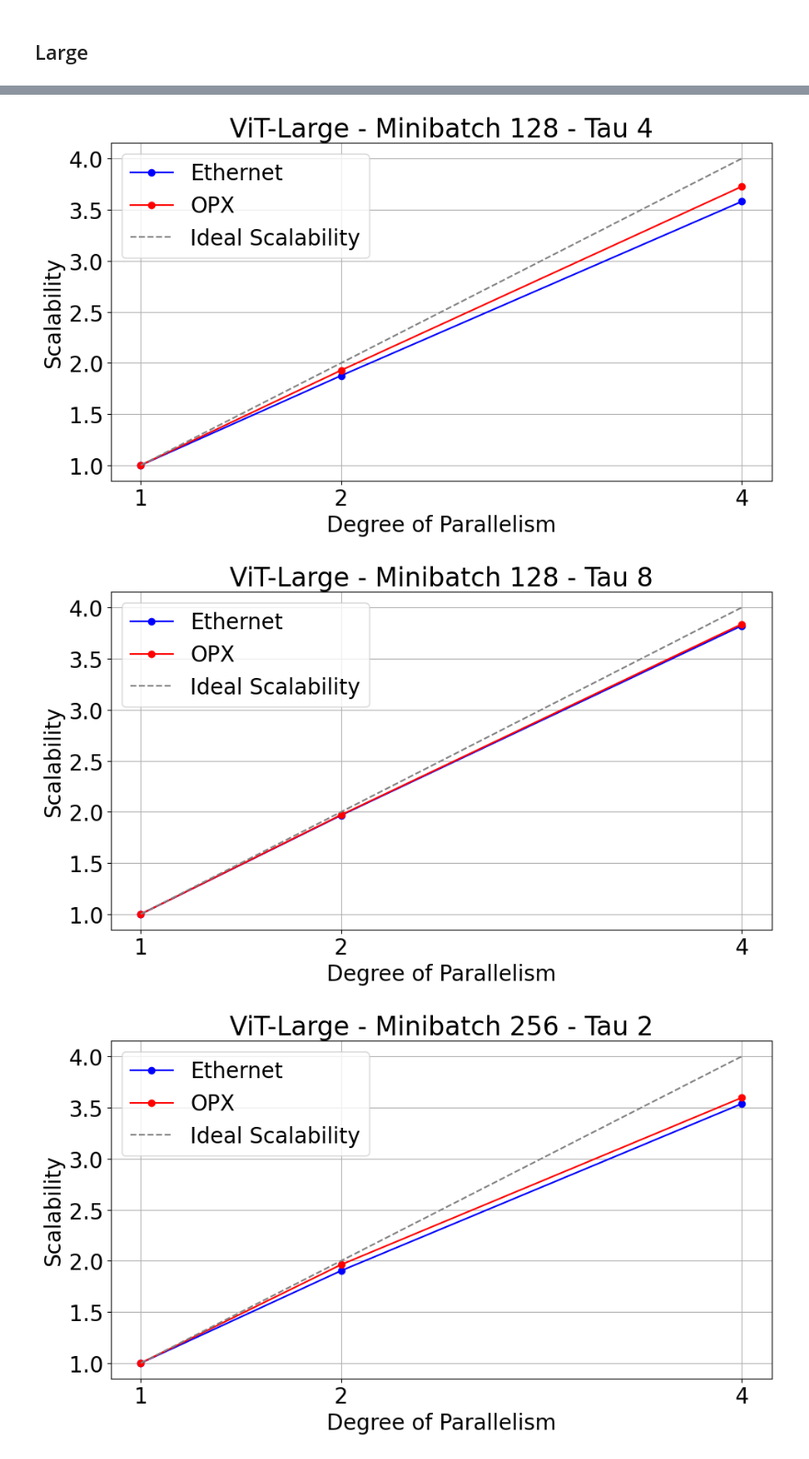
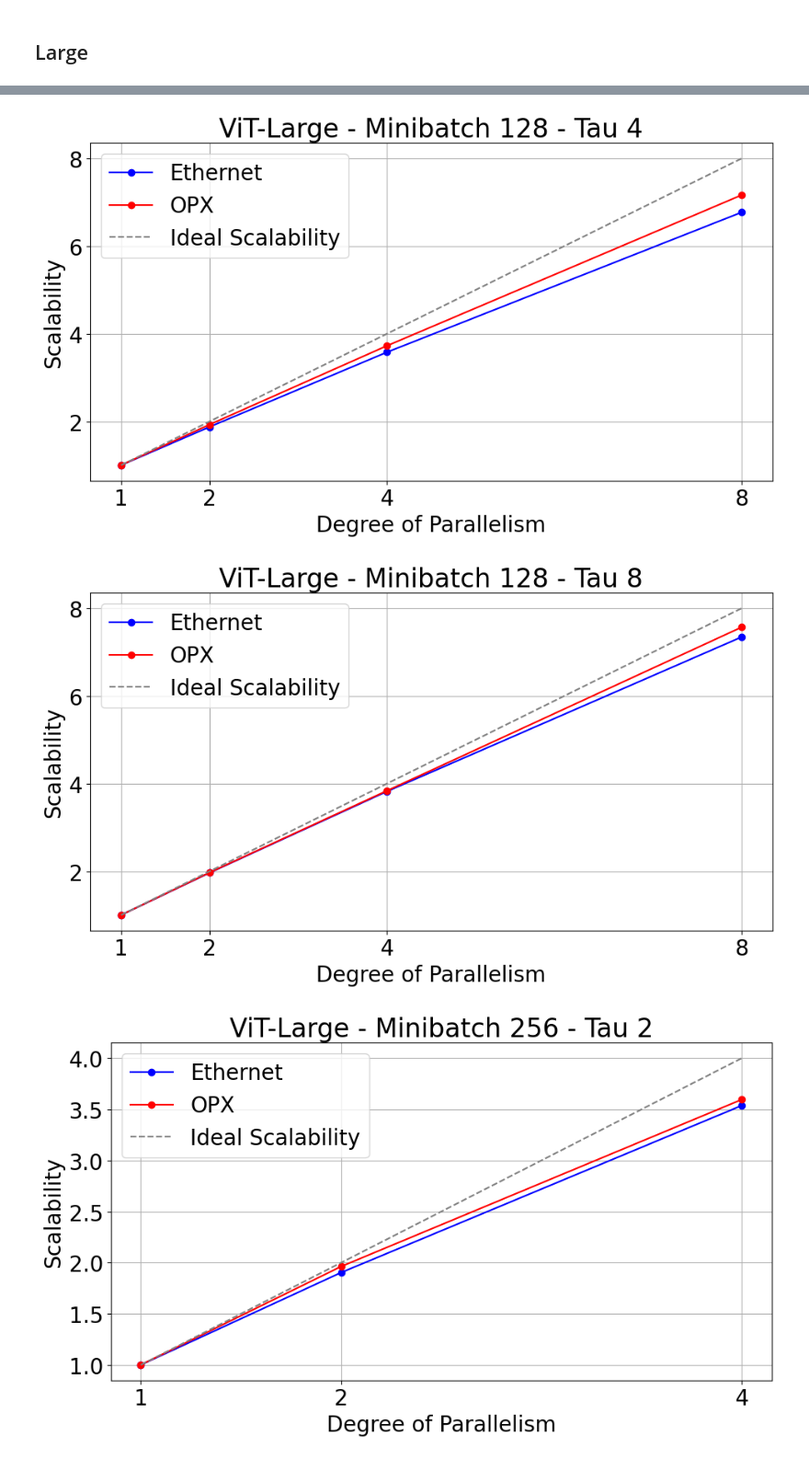
Before and after one commit to JacopoRaffi/Master_Thesis, a Jupyter notebook: analysis/ddpa.ipynb, the cells around one changed output, grey strips where cells are left out. Shown at 92% size. Saved outputs shown, nothing was run; the diff lists cells and outputs as text; code cells hidden in the pictures.

```diff
--- a/analysis/ddpa.ipynb
+++ b/analysis/ddpa.ipynb
@@ -320,45 +328,57 @@ plt.tight_layout()
 ddp_1_l_128_2_eth1 = pd.read_csv("../log/asynch_ddp/rank_0_asynch_ddp_1_minibatch_128_tau_2_vit-large-patch16-224-in21k_model_eth1.csv")
 ddp_2_l_128_2_eth1 = pd.read_csv("../log/asynch_ddp/rank_0_asynch_ddp_2_minibatch_128_tau_2_vit-large-patch16-224-in21k_model_eth1.csv")
 ddp_4_l_128_2_eth1 = pd.read_csv("../log/asynch_ddp/rank_0_asynch_ddp_4_minibatch_128_tau_2_vit-large-patch16-224-in21k_model_eth1.csv")
+ddp_8_l_128_2_eth1 = pd.read_csv("../log/asynch_ddp/rank_0_asynch_ddp_8_minibatch_128_tau_2_vit-large-patch16-224-in21k_model_eth1.csv")
 
 ddp_2_l_128_2_ib0 = pd.read_csv("../log/asynch_ddp/rank_0_asynch_ddp_2_minibatch_128_tau_2_vit-large-patch16-224-in21k_model_ib0.csv")
 ddp_4_l_128_2_ib0 = pd.read_csv("../log/asynch_ddp/rank_0_asynch_ddp_4_minibatch_128_tau_2_vit-large-patch16-224-in21k_model_ib0.csv")
+ddp_8_l_128_2_ib0 = pd.read_csv("../log/asynch_ddp/rank_0_asynch_ddp_8_minibatch_128_tau_2_vit-large-patch16-224-in21k_model_ib0.csv")
 
 ddp_1_l_128_2_eth1 = ddp_1_l_128_2_eth1[ddp_1_l_128_2_eth1['phase'] == 'train']
 ddp_2_l_128_2_eth1 = ddp_2_l_128_2_eth1[ddp_2_l_128_2_eth1['phase'] == 'train']
 ddp_4_l_128_2_eth1 = ddp_4_l_128_2_eth1[ddp_4_l_128_2_eth1['phase'] == 'train']
+ddp_8_l_128_2_eth1 = ddp_8_l_128_2_eth1[ddp_8_l_128_2_eth1['phase'] == 'train']
 
 ddp_2_l_128_2_ib0 = ddp_2_l_128_2_ib0[ddp_2_l_128_2_ib0['phase'] == 'train']
 ddp_4_l_128_2_ib0 = ddp_4_l_128_2_ib0[ddp_4_l_128_2_ib0['phase'] == 'train']
+ddp_8_l_128_2_ib0 = ddp_8_l_128_2_ib0[ddp_8_l_128_2_ib0['phase'] == 'train']
 
 # ------------------------------- TAU 4 ---------------------------------------------------
 ddp_1_l_128_4_eth1 = pd.read_csv("../log/asynch_ddp/rank_0_asynch_ddp_1_minibatch_128_tau_4_vit-large-patch16-224-in21k_model_eth1.csv")
 ddp_2_l_128_4_eth1 = pd.read_csv("../log/asynch_ddp/rank_0_asynch_ddp_2_minibatch_128_tau_4_vit-large-patch16-224-in21k_model_eth1.csv")
 ddp_4_l_128_4_eth1 = pd.read_csv("../log/asynch_ddp/rank_0_asynch_ddp_4_minibatch_128_tau_4_vit-large-patch16-224-in21k_model_eth1.csv")
+ddp_8_l_128_4_eth1 = pd.read_csv("../log/asynch_ddp/rank_0_asynch_ddp_8_minibatch_128_tau_4_vit-large-patch16-224-in21k_model_eth1.csv")
 
 ddp_2_l_128_4_ib0 = pd.read_csv("../log/asynch_ddp/rank_0_asynch_ddp_2_minibatch_128_tau_4_vit-large-patch16-224-in21k_model_ib0.csv")
 ddp_4_l_128_4_ib0 = pd.read_csv("../log/asynch_ddp/rank_0_asynch_ddp_4_minibatch_128_tau_4_vit-large-patch16-224-in21k_model_ib0.csv")
+ddp_8_l_128_4_ib0 = pd.read_csv("../log/asynch_ddp/rank_0_asynch_ddp_8_minibatch_128_tau_4_vit-large-patch16-224-in21k_model_ib0.csv")
 
 ddp_1_l_128_4_eth1 = ddp_1_l_128_4_eth1[ddp_1_l_128_4_eth1['phase'] == 'train']
 ddp_2_l_128_4_eth1 = ddp_2_l_128_4_eth1[ddp_2_l_128_4_eth1['phase'] == 'train']
 ddp_4_l_128_4_eth1 = ddp_4_l_128_4_eth1[ddp_4_l_128_4_eth1['phase'] == 'train']
+ddp_8_l_128_4_eth1 = ddp_8_l_128_4_eth1[ddp_8_l_128_4_eth1['phase'] == 'train']
 
 ddp_2_l_128_4_ib0 = ddp_2_l_128_4_ib0[ddp_2_l_128_4_ib0['phase'] == 'train']
 ddp_4_l_128_4_ib0 = ddp_4_l_128_4_ib0[ddp_4_l_128_4_ib0['phase'] == 'train']
+ddp_8_l_128_4_ib0 = ddp_8_l_128_4_ib0[ddp_8_l_128_4_ib0['phase'] == 'train']
 
 # ----------------------------------- TAU 8 ----------------------------------------------------
 ddp_1_l_128_8_eth1 = pd.read_csv("../log/asynch_ddp/rank_0_asynch_ddp_1_minibatch_128_tau_8_vit-large-patch16-224-in21k_model_eth1.csv")
 ddp_2_l_128_8_eth1 = pd.read_csv("../log/asynch_ddp/rank_0_asynch_ddp_2_minibatch_128_tau_8_vit-large-patch16-224-in21k_model_eth1.csv")
 ddp_4_l_128_8_eth1 = pd.read_csv("../log/asynch_ddp/rank_0_asynch_ddp_4_minibatch_128_tau_8_vit-large-patch16-224-in21k_model_eth1.csv")
+ddp_8_l_128_8_eth1 = pd.read_csv("../log/asynch_ddp/rank_0_asynch_ddp_8_minibatch_128_tau_8_vit-large-patch16-224-in21k_model_eth1.csv")
 
 ddp_2_l_128_8_ib0 = pd.read_csv("../log/asynch_ddp/rank_0_asynch_ddp_2_minibatch_128_tau_8_vit-large-patch16-224-in21k_model_ib0.csv")
 ddp_4_l_128_8_ib0 = pd.read_csv("../log/asynch_ddp/rank_0_asynch_ddp_4_minibatch_128_tau_8_vit-large-patch16-224-in21k_model_ib0.csv")
+ddp_8_l_128_8_ib0 = pd.read_csv("../log/asynch_ddp/rank_0_asynch_ddp_8_minibatch_128_tau_8_vit-large-patch16-224-in21k_model_ib0.csv")
 
 ddp_1_l_128_8_eth1 = ddp_1_l_128_8_eth1[ddp_1_l_128_8_eth1['phase'] == 'train']
 ddp_2_l_128_8_eth1 = ddp_2_l_128_8_eth1[ddp_2_l_128_8_eth1['phase'] == 'train']
 ddp_4_l_128_8_eth1 = ddp_4_l_128_8_eth1[ddp_4_l_128_8_eth1['phase'] == 'train']
+ddp_8_l_128_8_eth1 = ddp_8_l_128_8_eth1[ddp_8_l_128_8_eth1['phase'] == 'train']
 
 ddp_2_l_128_8_ib0 = ddp_2_l_128_8_ib0[ddp_2_l_128_8_ib0['phase'] == 'train']
 ddp_4_l_128_8_ib0 = ddp_4_l_128_8_ib0[ddp_4_l_128_8_ib0['phase'] == 'train']
+ddp_8_l_128_8_ib0 = ddp_8_l_128_8_ib0[ddp_8_l_128_8_ib0['phase'] == 'train']
 # %%
 plt.figure(figsize=(10,6))
@@ -370,17 +390,17 @@ plt.tight_layout()
 # %%
 plt.figure(figsize=(10,6))
-plot_speedup([ddp_1_l_128_4_eth1, ddp_2_l_128_4_eth1, ddp_4_l_128_4_eth1], "ViT-Large - Minibatch 128 - Tau 4", "Ethernet", color='blue', plot_ideal=False, asynch=True)
-plot_speedup([ddp_1_l_128_4_eth1, ddp_2_l_128_4_ib0, ddp_4_l_128_4_ib0], "ViT-Large - Minibatch 128 - Tau 4", "OPX", color='red', plot_ideal=True, asynch=True)
+plot_speedup([ddp_1_l_128_4_eth1, ddp_2_l_128_4_eth1, ddp_4_l_128_4_eth1, ddp_8_l_128_4_eth1], "ViT-Large - Minibatch 128 - Tau 4", "Ethernet", color='blue', plot_ideal=False, asynch=True)
+plot_speedup([ddp_1_l_128_4_eth1, ddp_2_l_128_4_ib0, ddp_4_l_128_4_ib0, ddp_8_l_128_4_ib0], "ViT-Large - Minibatch 128 - Tau 4", "OPX", color='red', plot_ideal=True, asynch=True)
 plt.tight_layout()
 # %% [output]
-[figure, old version]
+[figure, new version]
 # %%
 plt.figure(figsize=(10,6))
-plot_speedup([ddp_1_l_128_8_eth1, ddp_2_l_128_8_eth1, ddp_4_l_128_8_eth1], "ViT-Large - Minibatch 128 - Tau 8", "Ethernet", color='blue', plot_ideal=False, asynch=True)
-plot_speedup([ddp_1_l_128_8_eth1, ddp_2_l_128_8_ib0, ddp_4_l_128_8_ib0], "ViT-Large - Minibatch 128 - Tau 8", "OPX", color='red', plot_ideal=True, asynch=True)
+plot_speedup([ddp_1_l_128_8_eth1, ddp_2_l_128_8_eth1, ddp_4_l_128_8_eth1, ddp_8_l_128_8_eth1], "ViT-Large - Minibatch 128 - Tau 8", "Ethernet", color='blue', plot_ideal=False, asynch=True)
+plot_speedup([ddp_1_l_128_8_eth1, ddp_2_l_128_8_ib0, ddp_4_l_128_8_ib0, ddp_8_l_128_8_ib0], "ViT-Large - Minibatch 128 - Tau 8", "OPX", color='red', plot_ideal=True, asynch=True)
 plt.tight_layout()
 # %% [output]
-[figure, old version]
+[figure, new version]
 # %%
 ddp_1_l_256_2_eth1 = pd.read_csv("../log/asynch_ddp/rank_0_asynch_ddp_1_minibatch_256_tau_2_vit-large-patch16-224-in21k_model_eth1.csv")
 ddp_2_l_256_2_eth1 = pd.read_csv("../log/asynch_ddp/rank_0_asynch_ddp_2_minibatch_256_tau_2_vit-large-patch16-224-in21k_model_eth1.csv")
```
Also changed, not shown: parts of 5 cells of this notebook.
